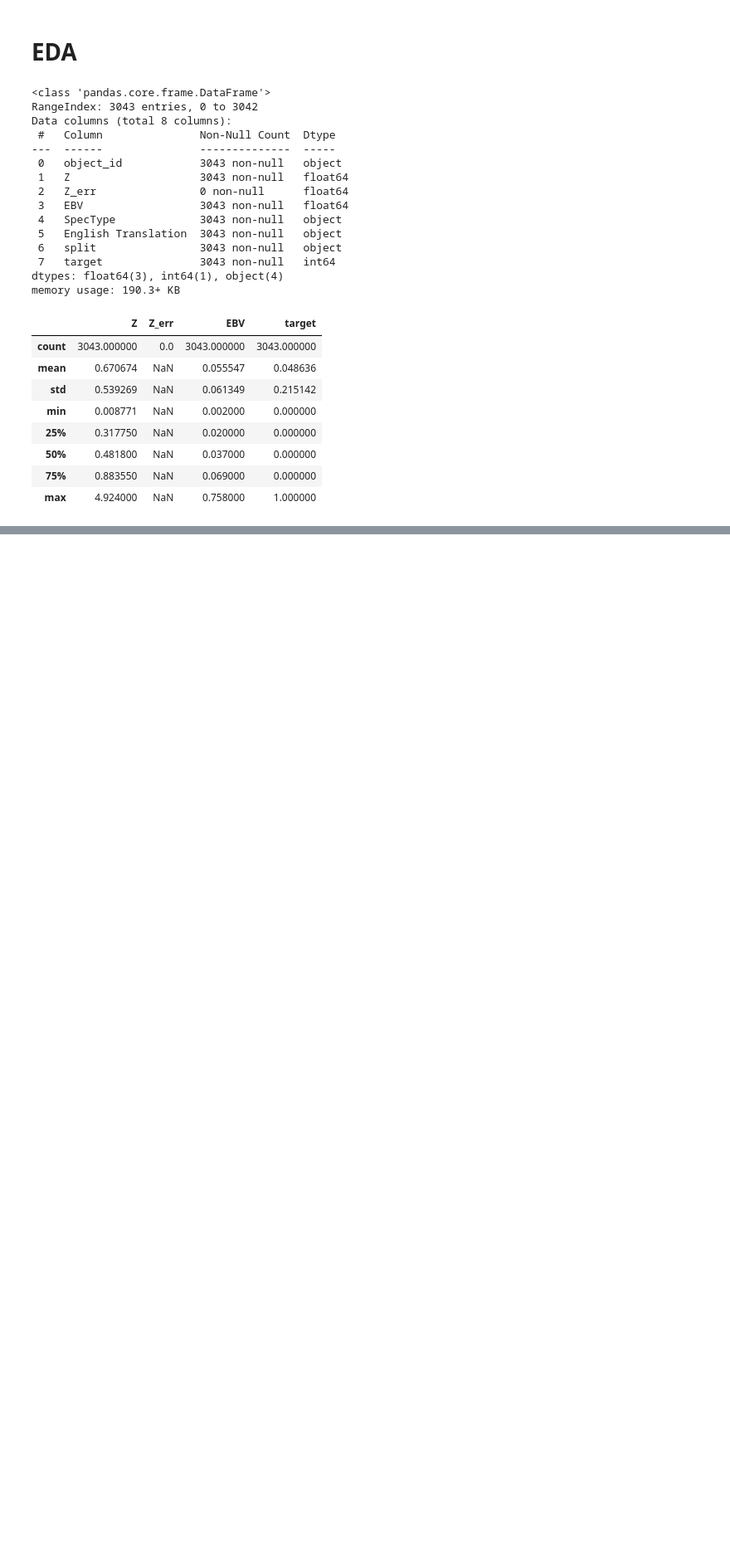
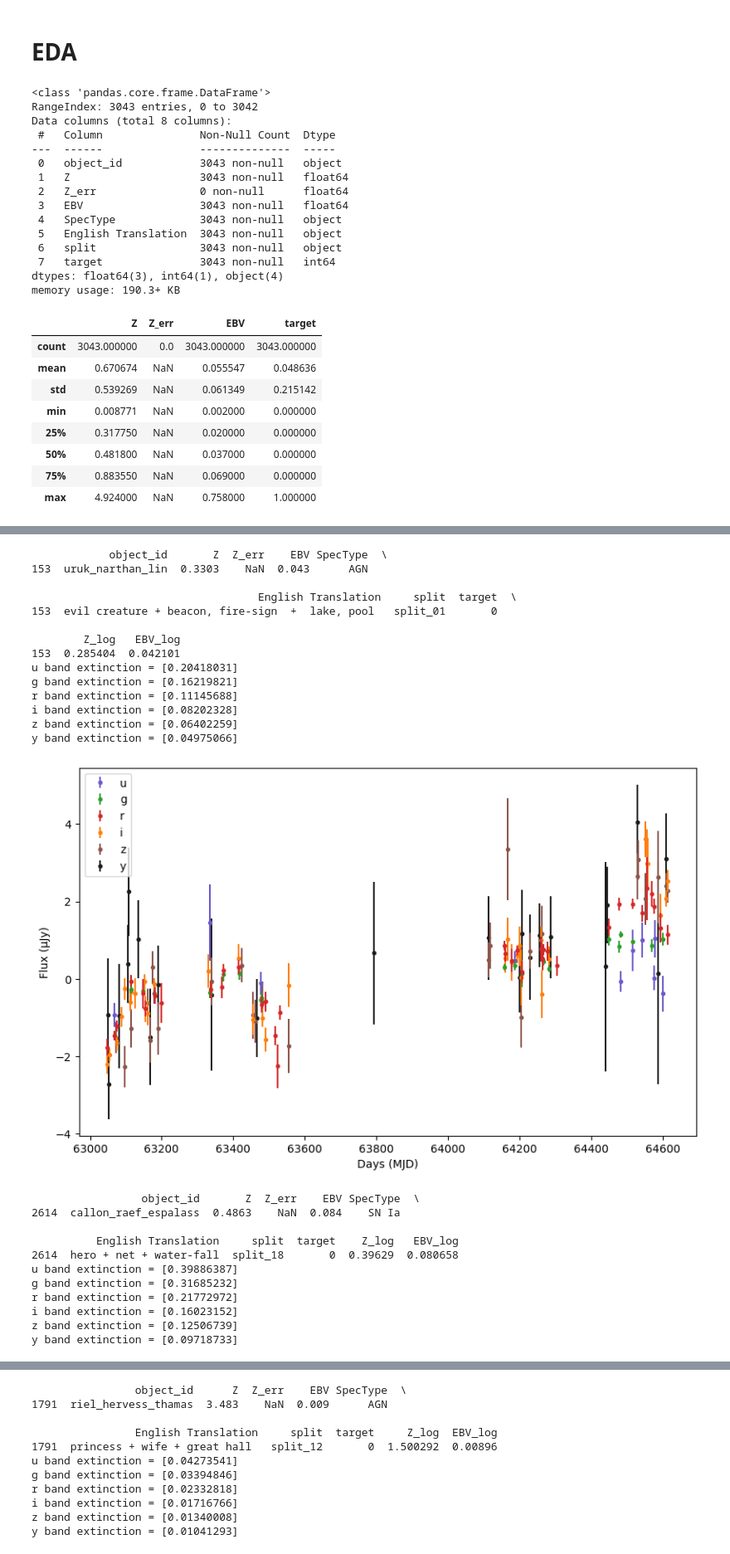
Before and after one commit to ayushsj99/MALLORN_Kaggle_Competition, a Jupyter notebook: MALLORN_Competition.ipynb, the cells around one changed output, grey strips where cells are left out. Shown at 83% size. Saved outputs shown, nothing was run; the diff lists cells and outputs as text; code cells hidden in the pictures; blank space fills up the shorter version.

```diff
--- a/MALLORN_Competition.ipynb
+++ b/MALLORN_Competition.ipynb
@@ -208,0 +593,34 @@ fig.show()
+# %%
+# Lightcurves of 10 sample TDEs
+
+for _,row in rNonTde.iterrows():
+    object_id = row['object_id']
+    split = row['split']
+    plot_lightcurves(object_id, split)
+# %% [output]
+            object_id       Z  Z_err    EBV SpecType  \
+153  uruk_narthan_lin  0.3303    NaN  0.043      AGN
+
+                                   English Translation     split  target  \
+153  evil creature + beacon, fire-sign  +  lake, pool   split_01       0
+
+        Z_log   EBV_log
+153  0.285404  0.042101
+u band extinction = [0.20418031]
+g band extinction = [0.16219821]
+r band extinction = [0.11145688]
+i band extinction = [0.08202328]
+z band extinction = [0.06402259]
+y band extinction = [0.04975066]
+[figure, added]
+                 object_id       Z  Z_err    EBV SpecType  \
+2614  callon_raef_espalass  0.4863    NaN  0.084    SN Ia
+
+          English Translation     split  target    Z_log   EBV_log
+2614  hero + net + water-fall  split_18       0  0.39629  0.080658
+u band extinction = [0.39886387]
+g band extinction = [0.31685232]
+r band extinction = [0.21772972]
+i band extinction = [0.16023152]
+z band extinction = [0.12506739]
+y band extinction = [0.09718733]
@@ -208,0 +643,11 @@ fig.show()
+                object_id      Z  Z_err    EBV SpecType  \
+1791  riel_hervess_thamas  3.483    NaN  0.009      AGN
+
+                English Translation     split  target     Z_log  EBV_log
+1791  princess + wife + great hall   split_12       0  1.500292  0.00896
+u band extinction = [0.04273541]
+g band extinction = [0.03394846]
+r band extinction = [0.02332818]
+i band extinction = [0.01716766]
+z band extinction = [0.01340008]
+y band extinction = [0.01041293]
```
Also changed, not shown: parts of 14 cells of this notebook.
